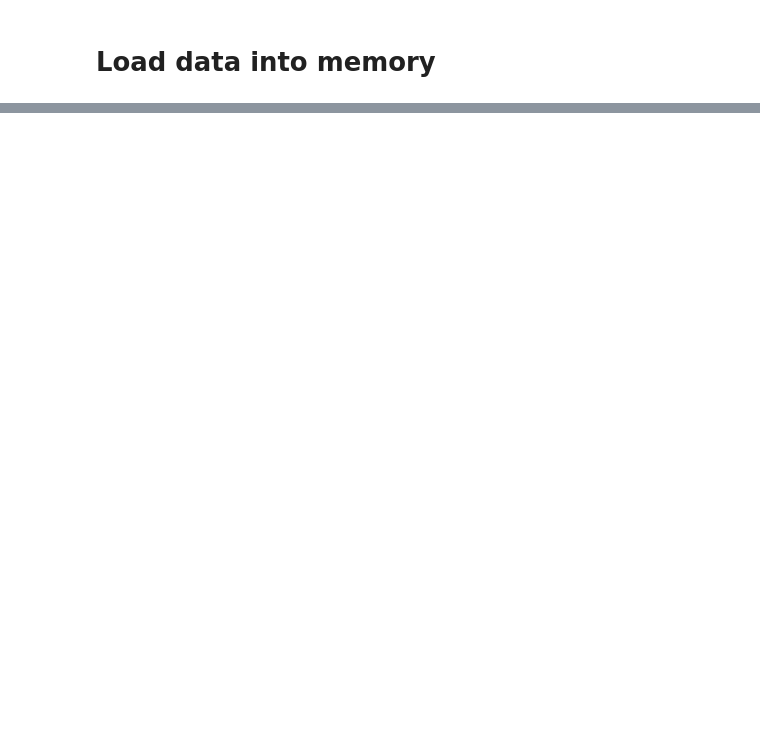
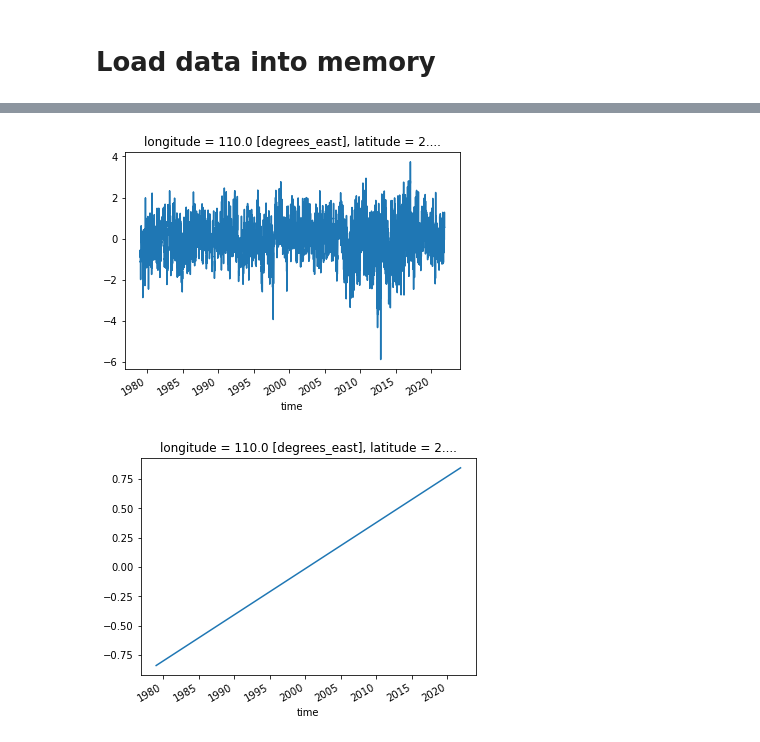
Before and after one commit to lucien-sim/sst_model, a Jupyter notebook: notebooks/lim_construction.ipynb, the cells around one changed output, grey strips where cells are left out. Drawn from its saved outputs; the diff is of its cells as text; code cells hidden in the pictures; blank space fills up the shorter version.

```diff
--- a/notebooks/lim_construction.ipynb
+++ b/notebooks/lim_construction.ipynb
@@ -37,0 +47,11 @@ Coordinates:
+# %%
+rem_trend = transform.TrendRemover().fit(deseas)
+detr = rem_trend.transform(deseas)
+
+detr[:, i, j].plot()
+plt.show()
+(deseas - detr)[:, i, j].plot()
+plt.show()
+# %% [output]
+[figure, added]
+[figure, added]
```
Also changed, not shown: parts of 15 cells of this notebook, 9 other files.
